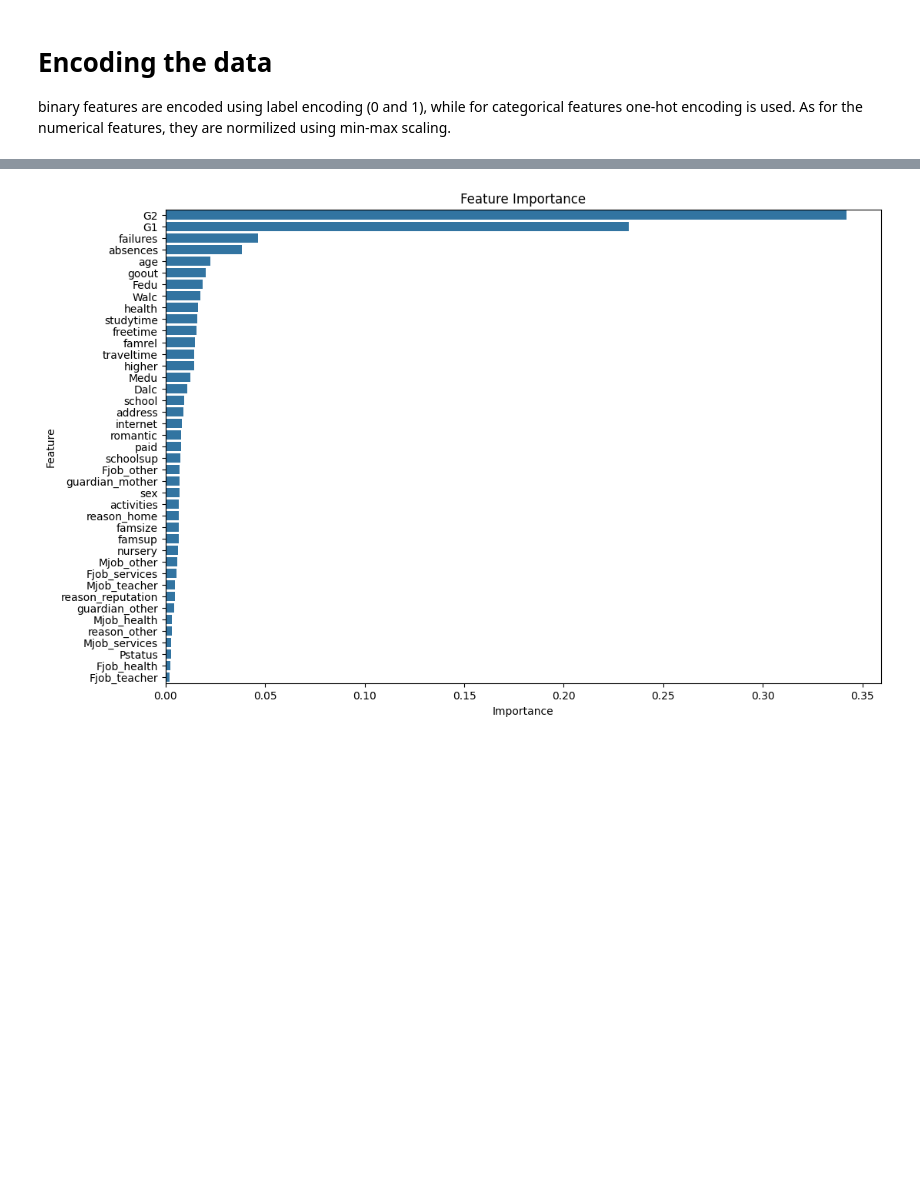
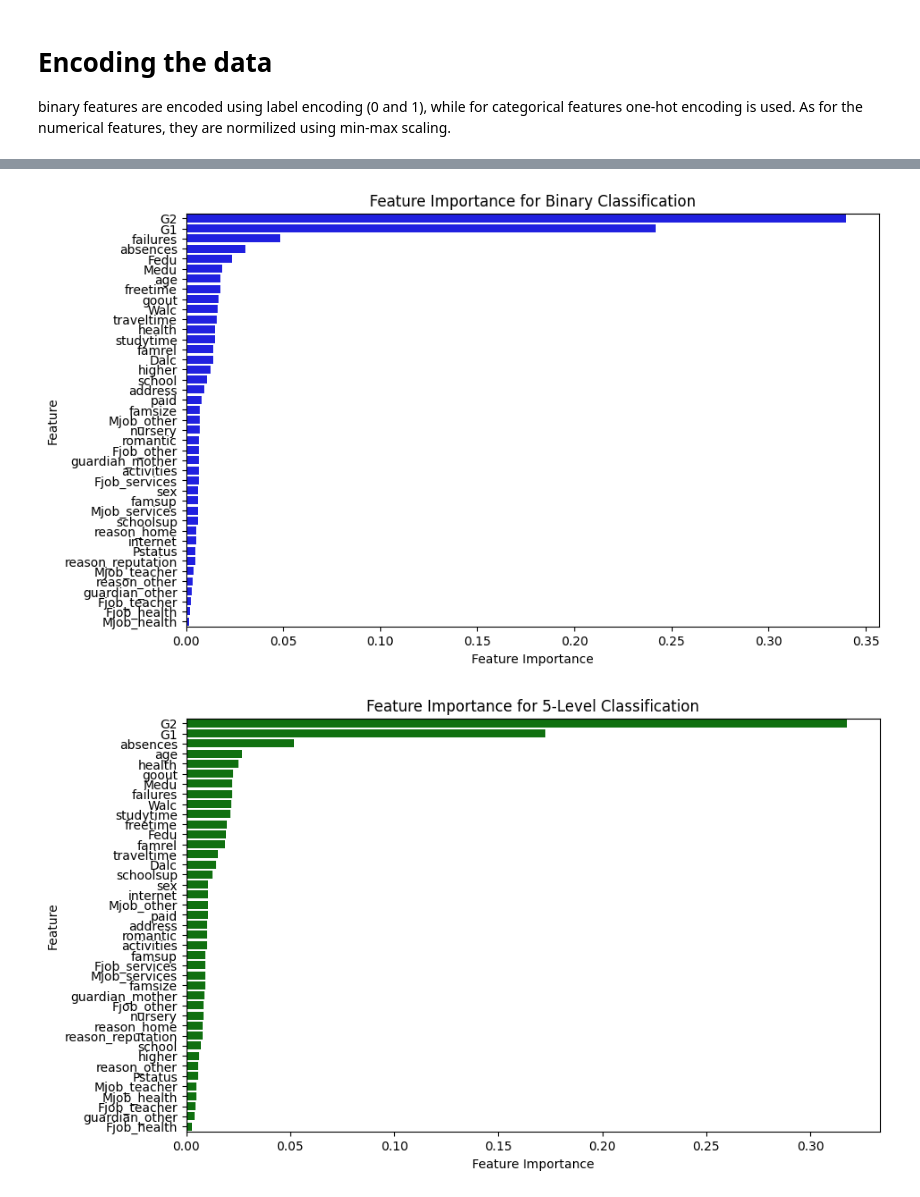
Before and after one commit to en765/projekt-R, a Jupyter notebook: testiranje/klasifikacijski_modeli/combined/RandomForestClassifier.ipynb, the cells around one changed output, grey strips where cells are left out. Cells and saved outputs as stored; diff of their text form; code cells hidden in the pictures; blank space fills up the shorter version.

```diff
--- a/testiranje/klasifikacijski_modeli/combined/RandomForestClassifier.ipynb
+++ b/testiranje/klasifikacijski_modeli/combined/RandomForestClassifier.ipynb
@@ -148,18 +214,35 @@ plt.show()
-# %%
-# Feature importance
-feature_importances = rf_model.feature_importances_
-feature_names = X.columns
-
-# Create a DataFrame for feature importances
-importance_df = pd.DataFrame({'Feature': feature_names, 'Importance': feature_importances})
-importance_df = importance_df.sort_values(by='Importance', ascending=False)
-
-# Plot feature importances
-plt.figure(figsize=(12, 8))
-sns.barplot(x='Importance', y='Feature', data=importance_df)
-plt.title('Feature Importance')
-plt.xlabel('Importance')
-plt.ylabel('Feature')
-plt.show()
-# %% [output]
-[figure, removed]
+# %%
+# Feature importance visualization for binary classification
+importances_binary = rf_binary.feature_importances_
+feature_names_binary = X_binary.columns
+
+# Sorting the feature importances in descending order
+sorted_indices_binary = importances_binary.argsort()[::-1]
+sorted_importances_binary = importances_binary[sorted_indices_binary]
+sorted_feature_names_binary = feature_names_binary[sorted_indices_binary]
+
+plt.figure(figsize=(10, 6))
+sns.barplot(x=sorted_importances_binary, y=sorted_feature_names_binary, color="b")
+plt.xlabel("Feature Importance")
+plt.ylabel("Feature")
+plt.title("Feature Importance for Binary Classification")
+plt.show()
+
+# Feature importance visualization for 5-level classification
+importances_5_levels = rf_5_levels.feature_importances_
+feature_names_5_levels = X_5_levels.columns
+
+# Sorting the feature importances in descending order
+sorted_indices_5_levels = importances_5_levels.argsort()[::-1]
+sorted_importances_5_levels = importances_5_levels[sorted_indices_5_levels]
+sorted_feature_names_5_levels = feature_names_5_levels[sorted_indices_5_levels]
+
+plt.figure(figsize=(10, 6))
+sns.barplot(x=sorted_importances_5_levels, y=sorted_feature_names_5_levels, color="g")
+plt.xlabel("Feature Importance")
+plt.ylabel("Feature")
+plt.title("Feature Importance for 5-Level Classification")
+plt.show()
+# %% [output]
+[figure, added]
+[figure, added]
```
Also changed, not shown: parts of 17 cells of this notebook.
